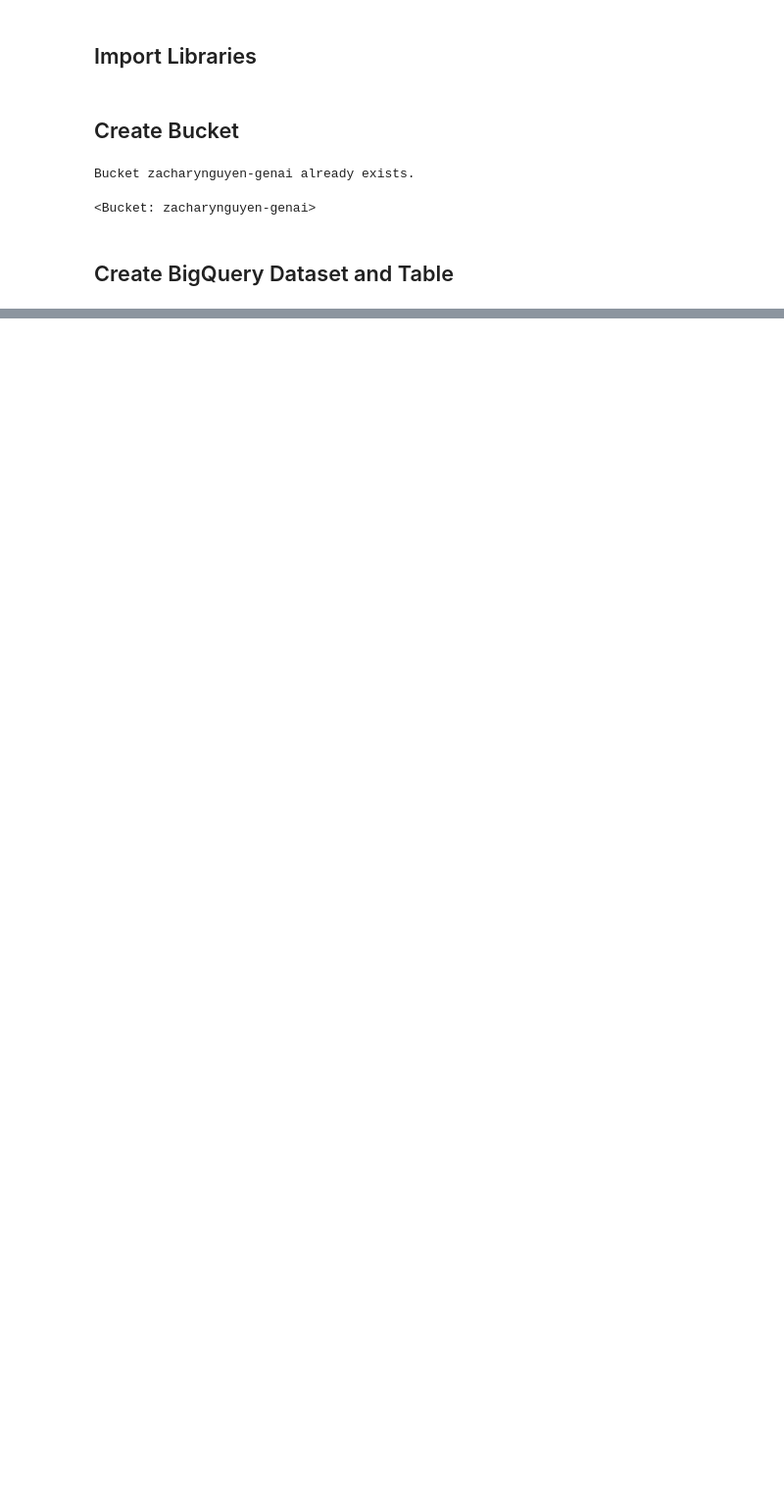
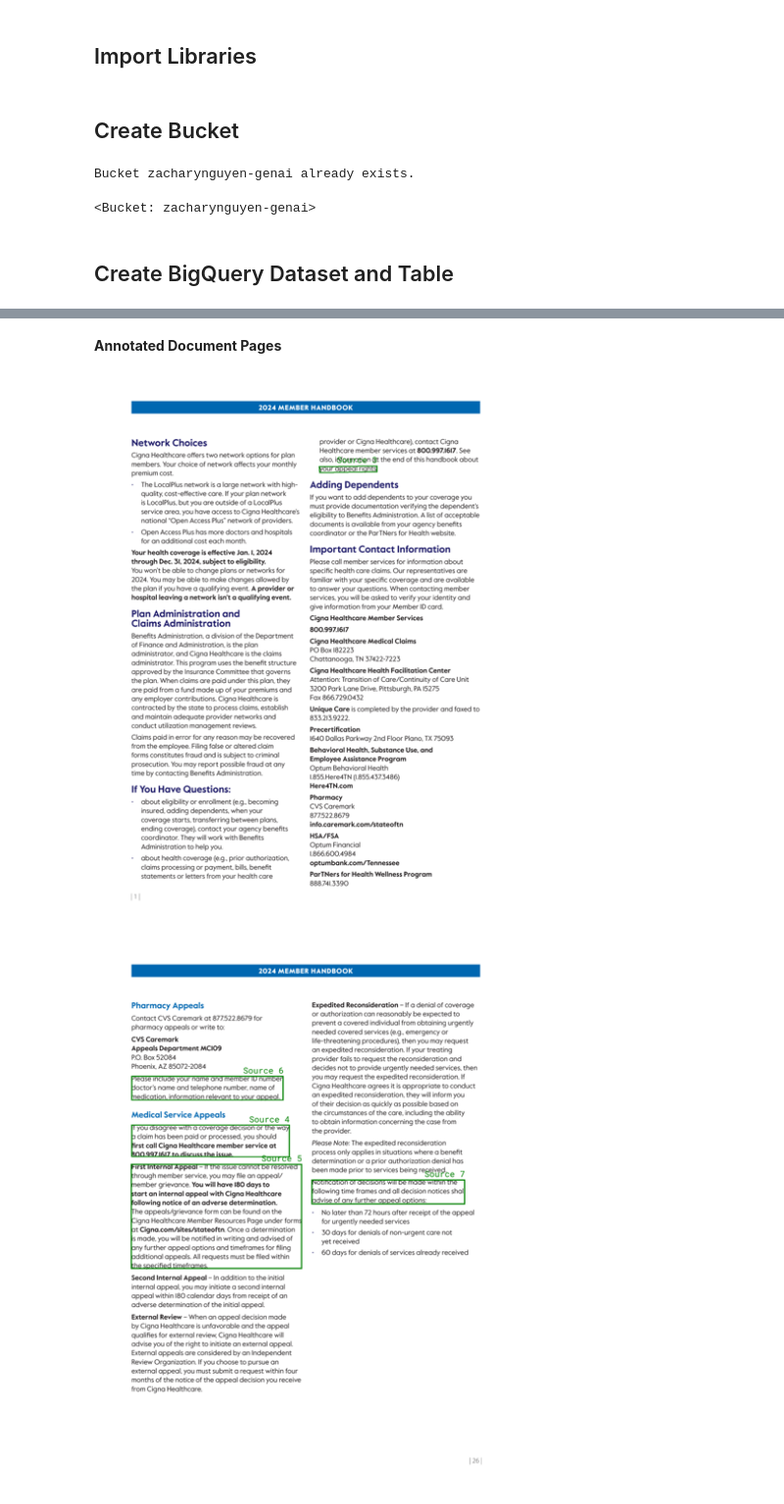
Before and after one commit to zacharyvunguyen/Applied-Generative-AI, a Jupyter notebook: Document QA - State of Tennessee 2024 Member Handbook/Document QA - Healthcare.ipynb, the cells around one changed output, grey strips where cells are left out. Shown at 98% size. Drawn from its saved outputs; the diff is of its cells as text; code cells hidden in the pictures; blank space fills up the shorter version.

Commit message:
Good Response!

```diff
--- a/Document QA - State of Tennessee 2024 Member Handbook/Document QA - Healthcare.ipynb
+++ b/Document QA - State of Tennessee 2024 Member Handbook/Document QA - Healthcare.ipynb
@@ -234,0 +1322,16 @@ Table(TableReference(DatasetReference('zacharynguyen-genai', 'applied_genai_v3')
+# %%
+def get_augmented(question, contexts, ground):
+    prompt = ''
+
+    if ground:
+        prompt += "Give a detailed answer to the question using only the information from the numbered contexts provided below."
+        prompt += "\n\nContexts:\n"
+        prompt += "\n".join([f'  * Context {c+1}: "{context[2]}"' for c, context in enumerate(contexts)])
+        prompt += "\n\nQuestion: " + question
+    else:
+        prompt += "Question: " + question
+
+    # add the trigger to the prompt.  In this case, also include the zero shot chain of thought prompt "think step by step".
+    prompt += "\n\nAnswer the question and give and explanation. Think step by step."
+
+    return prompt
@@ -234,0 +1476,22 @@ Table(TableReference(DatasetReference('zacharynguyen-genai', 'applied_genai_v3')
+# %%
+def document_bot(question, max_output_tokens = 1000, DISTANCE = 0, MODEL = 'GEMINI', display_contexts = False, display_annotations = False, ground = True):
+    # this function directly references (without input): font
+    # DISTANCE = .1 # float in [0, 1], 0 return no additional context, 1 return all on unique pages
+    # MODEL = 'GEMINI' # one of: GEMINI, PALM_BISON, PALM_BISON32K, PALM_UNICORN
+
+    # R: Retrival
+    if ground:
+        contexts = get_retrieval(question, DISTANCE = DISTANCE)
+    else:
+        contexts = []
+
+    # A: Augemented
+    prompt = get_augmented(question, contexts, ground)
+
+    # G: Generation
+    response = get_generation(prompt, max_output_tokens, MODEL)
+
+    # Present Answer
+    get_presentation(question, contexts, DISTANCE, response, display_contexts, display_annotations)
+
+    return prompt
@@ -234,0 +1611,3 @@ Table(TableReference(DatasetReference('zacharynguyen-genai', 'applied_genai_v3')
+# %%
+prompt = document_bot(question, display_contexts = True, display_annotations = True)
+# %% [output]
@@ -234,0 +1651,3 @@ Table(TableReference(DatasetReference('zacharynguyen-genai', 'applied_genai_v3')
+**Annotated Document Pages**
+[figure, added]
+[figure, added]
```
Also changed, not shown: parts of 107 cells of this notebook.
